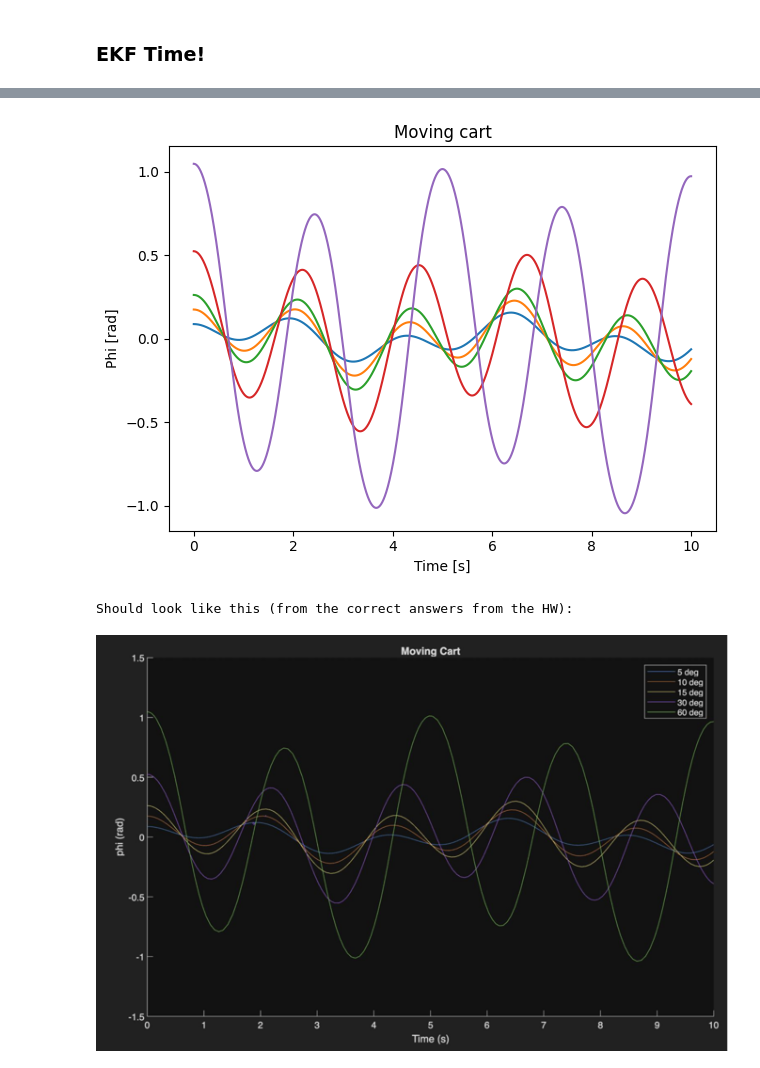
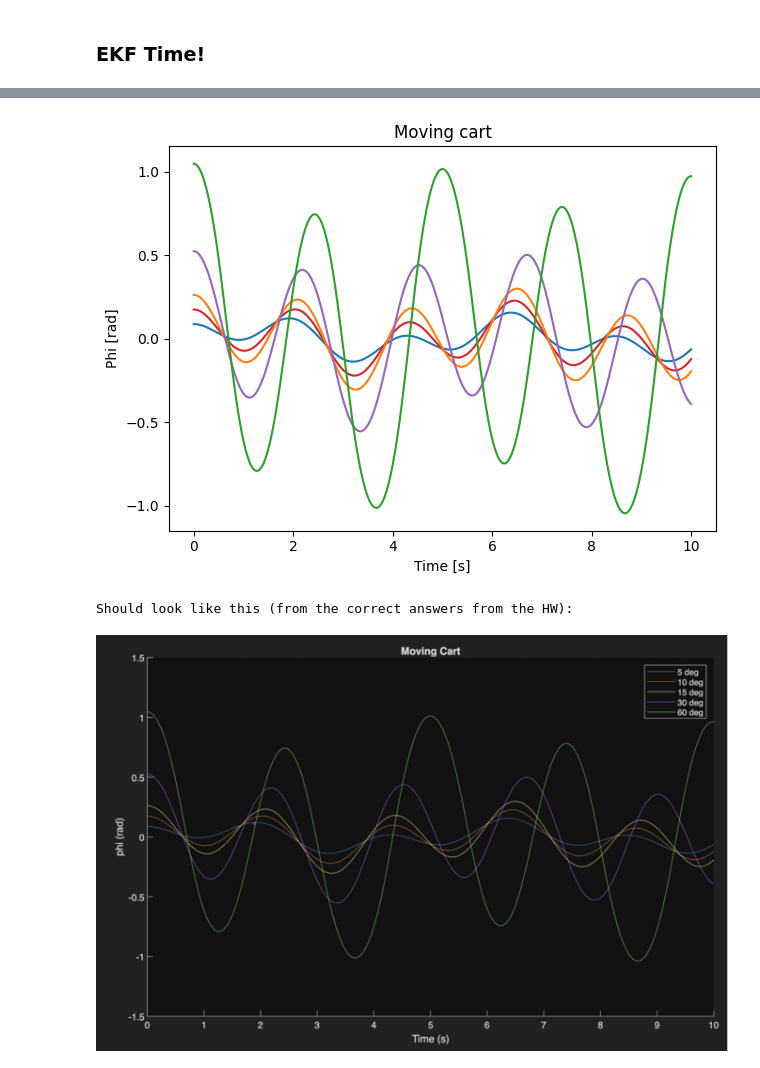
Before and after one commit to Cesium-Lab/gnc-playground, a Jupyter notebook: testing/estimation/estimation_playground.ipynb, the cells around one changed output, grey strips where cells are left out. Cells and saved outputs as stored; diff of their text form; code cells hidden in the pictures.

```diff
--- a/testing/estimation/estimation_playground.ipynb
+++ b/testing/estimation/estimation_playground.ipynb
@@ -715,21 +710,23 @@ Thank god the masses and lengths are constants.
 
 c = CarPendulumConstants(k=5, m=1, M=2, g=9.81, l=2)
 x0 = np.array([0, 0.5, 0, 0])
+ekf_dt = 0.1 # 10ms
 
 #            x    phi   x_d  phi_d
-Q = np.diag([0.01, 0.001, 0.01, 0.001])
+Q = np.diag([1, 1, 1, 1]) * (1/100000)**2
 
 #            ax    xp    yp
-R = np.diag([0.00001, 0.00001, 0.00001])
+R = np.diag([1, 1, 1]) * (1/1000)**2
+R_ekf = np.diag([10, 10, 10]) * (1/100)**2
 # %%
 # Functions for EKF
 
 def get_f(state: np.ndarray, _=None):
-    state_next, _ = state_transition_stuff(state, dt, c)
+    state_next, _ = state_transition_cart(state, ekf_dt, c)
     return state_next
 
 def get_F(state: np.ndarray, _=None):
-    _,F = state_transition_stuff(state, dt, c)
+    _,F = state_transition_cart(state, ekf_dt, c)
     return np.eye(4) + F
 
 def get_h(state: np.ndarray):
@@ -742,6 +739,6 @@ def get_H(state: np.ndarray):
 
 P0 = np.diag(np.array([0.1, .01, 0.1, 0.001]))
 state0 = State(x0, P0)
-ekf_params = EkfParams(get_f, get_F, get_h, get_H, Q, R)
+ekf_params = EkfParams(get_f, get_F, get_h, get_H, Q, R_ekf)
 ekf = EKF(state0, ekf_params)
 # %%
@@ -786,24 +805,8 @@ def run_full_sim(ekf: EKF, x0: np.ndarray, constants: CarPendulumConstants,
 # %%
-# Using initial condition of
-def sim_and_plot_angle(angle_deg: float, color="tab:blue", plot_ekf=False):
-    ekf.state.P = P0
-    ekf.state.x = np.array([0, np.deg2rad(angle_deg), 0.5, 0])
-    X_true, X_hat, Z_true = run_full_sim(ekf, ekf.state.x, c, 0.001, 10000, 42, plot_ekf)
 
-    t = np.linspace(0, 10, 10000)
 
-    if plot_ekf:
-        plt.plot(t, X_hat[1,:])
-
-    plt.plot(t, X_true[1,:])
-        # if plot:
-    plt.tight_layout()
-    plt.xlabel("Time [s]")
-    plt.ylabel("Phi [rad]")
-    plt.title("Moving cart")
-    # plt.show()
 
 # Test one
-sim_and_plot_angle(0, color="tab:blue", plot_ekf=True)
+sim_and_plot_angle(0, color="tab:blue", plot_ekf=True, dt = 0.0001, N = 20000)
 plt.show()
 # %% [output]
@@ -811,17 +814,17 @@ plt.show()
 # %%
-sim_and_plot_angle(5, color="tab:blue")
-sim_and_plot_angle(10, color="tab:red")
-sim_and_plot_angle(15, color="tab:orange")
-sim_and_plot_angle(30, color="tab:purple")
-sim_and_plot_angle(60, color="tab:green")
+sim_and_plot_angle(5, color="tab:blue", dt = 0.001, N = 10000)
+sim_and_plot_angle(10, color="tab:red", dt = 0.001, N = 10000)
+sim_and_plot_angle(15, color="tab:orange", dt = 0.001, N = 10000)
+sim_and_plot_angle(30, color="tab:purple", dt = 0.001, N = 10000)
+sim_and_plot_angle(60, color="tab:green", dt = 0.001, N = 10000)
 # plt.
 plt.show()
 
 print("Should look like this (from the correct answers from the HW):")
 img = Image.open("images/moving_cart_success.png")
 x,y=img.size
 img.resize((int(x*0.3),int(y*0.3)))
 # %% [output]
-[figure, old version]
+[figure, new version]
 Should look like this (from the correct answers from the HW):
 [figure]
```
Also changed, not shown: parts of 7 cells of this notebook.
